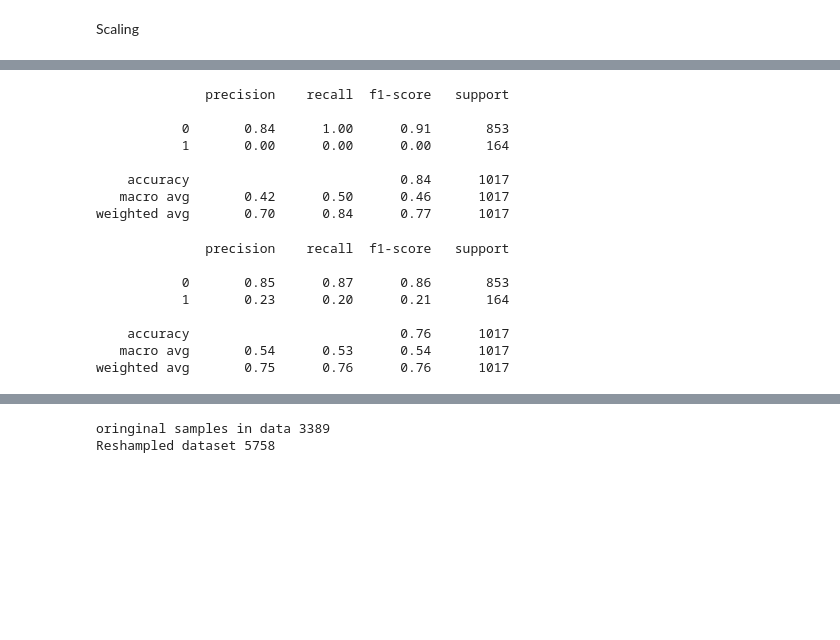
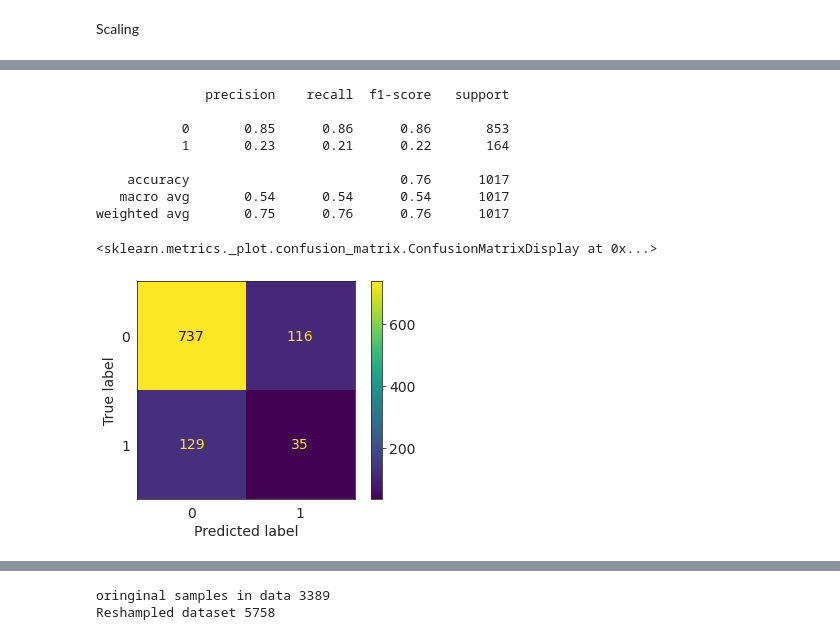
Before and after one commit to Gaurav2912/Cardiovascular-Risk-Prediction, a Jupyter notebook: Cardiovascular_Risk_Prediction.ipynb, the cells around one changed output, grey strips where cells are left out. Drawn from its saved outputs; the diff is of its cells as text; code cells hidden in the pictures; blank space fills up the shorter version.

```diff
--- a/Cardiovascular_Risk_Prediction.ipynb
+++ b/Cardiovascular_Risk_Prediction.ipynb
@@ -607,12 +636,0 @@ from sklearn.linear_model import LogisticRegression
-# %%
-log_model = LogisticRegression()
-model_performance(log_model, scaled_X_train, scaled_X_test, "Logestic Regression")
-# %% [output]
-              precision    recall  f1-score   support
-
-           0       0.84      1.00      0.91       853
-           1       0.00      0.00      0.00       164
-
-    accuracy                           0.84      1017
-   macro avg       0.42      0.50      0.46      1017
-weighted avg       0.70      0.84      0.77      1017
@@ -621,13 +637,20 @@ from sklearn.ensemble import RandomForestClassifier
 # %%
 from sklearn.tree import DecisionTreeClassifier
-dt = DecisionTreeClassifier(criterion = 'gini',random_state=42)
-model_performance(dt, X_train, X_test, "Single Decision Tree")
+dt = DecisionTreeClassifier(random_state= 10)
+model_performance(dt, X_train, X_test, y_train, y_test, "Decision Tree")
 # %% [output]
               precision    recall  f1-score   support
 
-           0       0.85      0.87      0.86       853
-           1       0.23      0.20      0.21       164
+           0       0.85      0.86      0.86       853
+           1       0.23      0.21      0.22       164
 
     accuracy                           0.76      1017
-   macro avg       0.54      0.53      0.54      1017
+   macro avg       0.54      0.54      0.54      1017
 weighted avg       0.75      0.76      0.76      1017
+# %%
+sns.set_style('white')
+# %%
+plot_confusion_matrix(dt,X_test,y_test)
+# %% [output]
+<sklearn.metrics._plot.confusion_matrix.ConfusionMatrixDisplay at 0x...>
+[figure, added]
```
Also changed, not shown: parts of 33 cells of this notebook.
